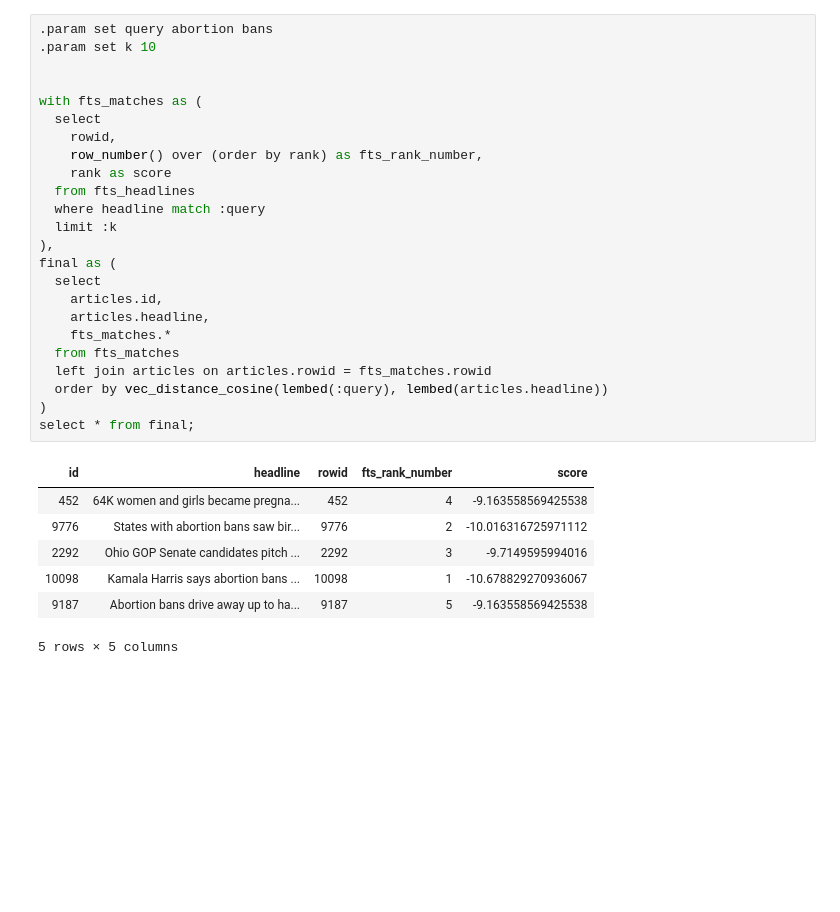
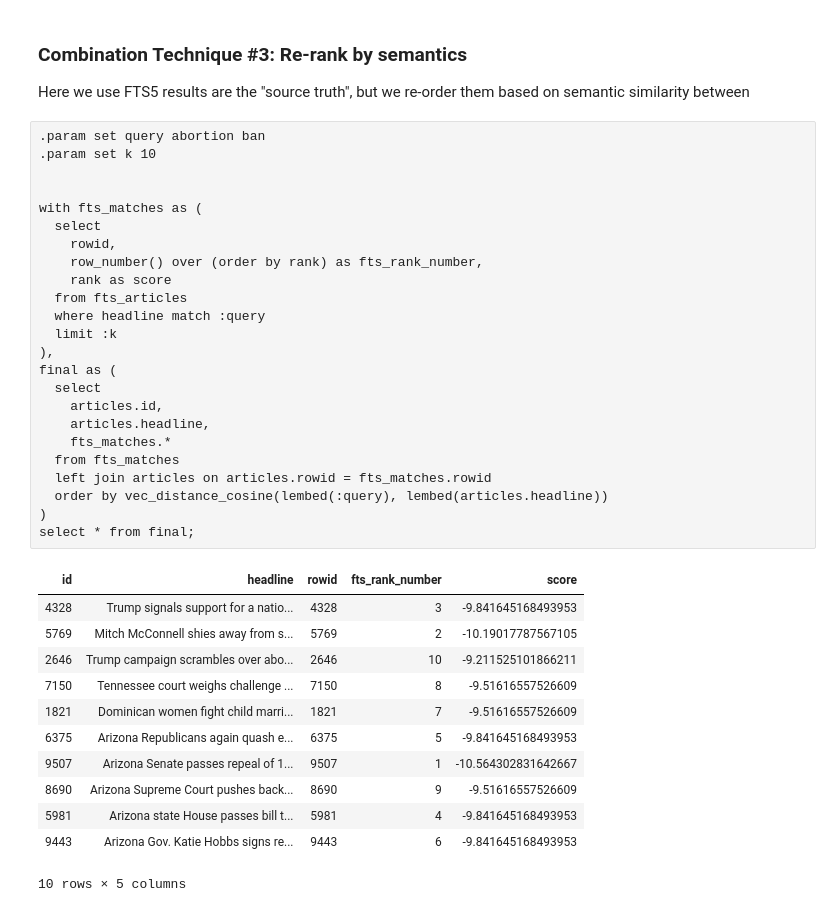
Before and after one commit to asg017/sqlite-vec, a Jupyter notebook: examples/nbc-headlines/3_search.ipynb, the cells around one changed output. Saved outputs shown, nothing was run; the diff lists cells and outputs as text; blank space fills up the shorter version.

```diff
--- a/examples/nbc-headlines/3_search.ipynb
+++ b/examples/nbc-headlines/3_search.ipynb
@@ -198,32 +229,41 @@ select * from final;
+# %% [markdown]
+### Combination Technique #3: Re-rank by semantics
+
+Here we use FTS5 results are the "source truth", but we re-order them based on semantic similarity between
 # %%
-.param set query abortion bans
+.param set query abortion ban
 .param set k 10
 
 
 with fts_matches as (
   select
     rowid,
     row_number() over (order by rank) as fts_rank_number,
     rank as score
-  from fts_headlines
+  from fts_articles
   where headline match :query
   limit :k
 ),
 final as (
   select
     articles.id,
     articles.headline,
     fts_matches.*
   from fts_matches
   left join articles on articles.rowid = fts_matches.rowid
   order by vec_distance_cosine(lembed(:query), lembed(articles.headline))
 )
 select * from final;
 # %% [output]
 | id | headline | rowid | fts_rank_number | score |
-| 452 | 64K women and girls became pregna... | 452 | 4 | -9.163558569425538 |
-| 9776 | States with abortion bans saw bir... | 9776 | 2 | -10.016316725971112 |
-| 2292 | Ohio GOP Senate candidates pitch ... | 2292 | 3 | -9.7149595994016 |
-| 10098 | Kamala Harris says abortion bans ... | 10098 | 1 | -10.678829270936067 |
-| 9187 | Abortion bans drive away up to ha... | 9187 | 5 | -9.163558569425538 |
+| 4328 | Trump signals support for a natio... | 4328 | 3 | -9.841645168493953 |
+| 5769 | Mitch McConnell shies away from s... | 5769 | 2 | -10.19017787567105 |
+| 2646 | Trump campaign scrambles over abo... | 2646 | 10 | -9.211525101866211 |
+| 7150 | Tennessee court weighs challenge ... | 7150 | 8 | -9.51616557526609 |
+| 1821 | Dominican women fight child marri... | 1821 | 7 | -9.51616557526609 |
+| 6375 | Arizona Republicans again quash e... | 6375 | 5 | -9.841645168493953 |
+| 9507 | Arizona Senate passes repeal of 1... | 9507 | 1 | -10.564302831642667 |
+| 8690 | Arizona Supreme Court pushes back... | 8690 | 9 | -9.51616557526609 |
+| 5981 | Arizona state House passes bill t... | 5981 | 4 | -9.841645168493953 |
+| 9443 | Arizona Gov. Katie Hobbs signs re... | 9443 | 6 | -9.841645168493953 |
-5 rows × 5 columns
+10 rows × 5 columns
```
Also changed, not shown: parts of 20 cells of this notebook, 2 other files.
